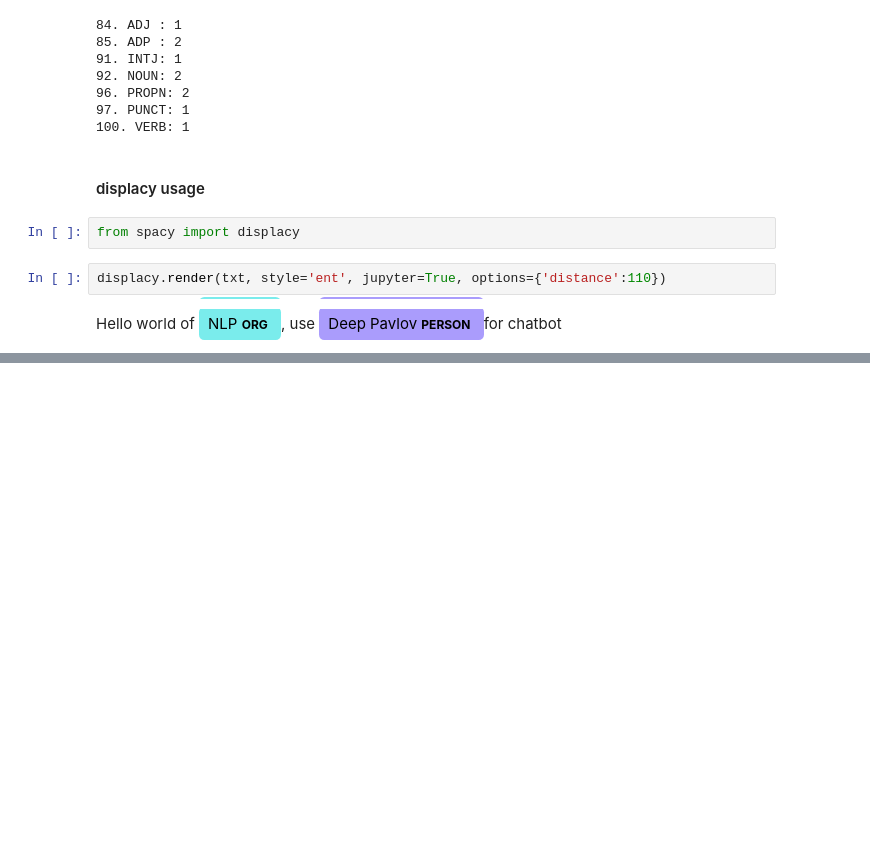
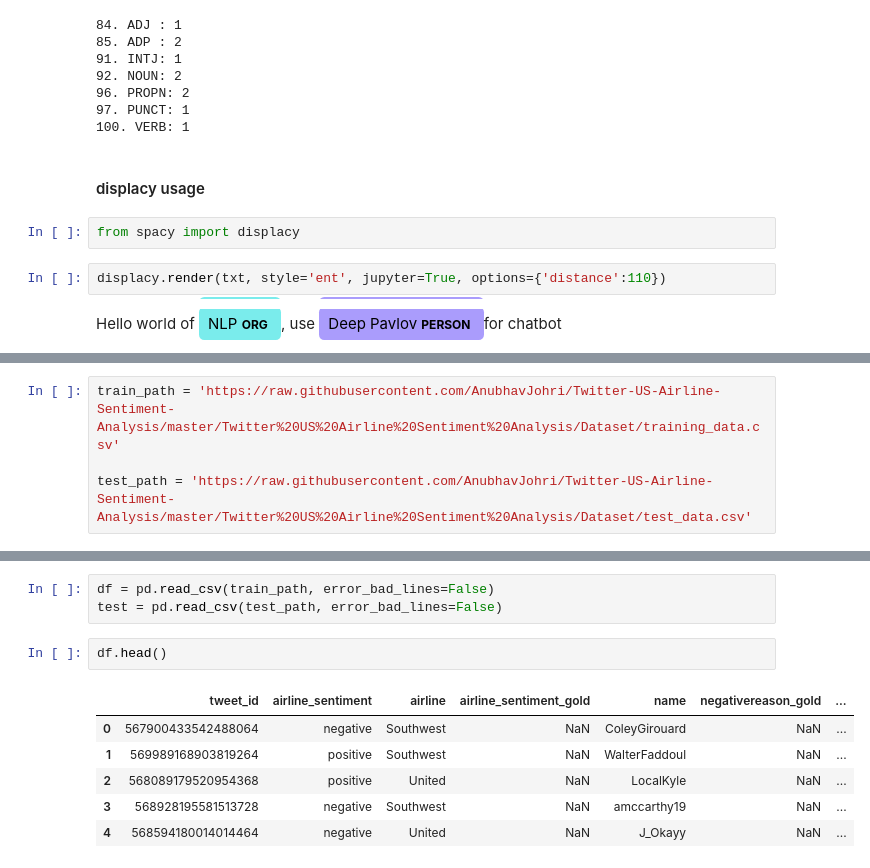
Before and after one commit to iam-pattan/Exploring-DL, a Jupyter notebook: NLP_basics.ipynb, the cells around one changed output, grey strips where cells are left out. Saved outputs shown, nothing was run; the diff lists cells and outputs as text; blank space fills up the shorter version.

```diff
--- a/NLP_basics.ipynb
+++ b/NLP_basics.ipynb
@@ -385,0 +401,4 @@ displacy.render(txt, style='dep', jupyter=True, options={'distance':110})
+# %%
+train_path = 'https://raw.githubusercontent.com/AnubhavJohri/Twitter-US-Airline-Sentiment-Analysis/master/Twitter%20US%20Airline%20Sentiment%20Analysis/Dataset/training_data.csv'
+
+test_path = 'https://raw.githubusercontent.com/AnubhavJohri/Twitter-US-Airline-Sentiment-Analysis/master/Twitter%20US%20Airline%20Sentiment%20Analysis/Dataset/test_data.csv'
@@ -385,0 +415,12 @@ displacy.render(txt, style='dep', jupyter=True, options={'distance':110})
+# %%
+df = pd.read_csv(train_path, error_bad_lines=False)
+test = pd.read_csv(test_path, error_bad_lines=False)
+# %%
+df.head()
+# %% [output]
+|  | tweet_id | airline_sentiment | airline | airline_sentiment_gold | name | negativereason_gold | ... |
+| 0 | 567900433542488064 | negative | Southwest | NaN | ColeyGirouard | NaN | ... |
+| 1 | 569989168903819264 | positive | Southwest | NaN | WalterFaddoul | NaN | ... |
+| 2 | 568089179520954368 | positive | United | NaN | LocalKyle | NaN | ... |
+| 3 | 568928195581513728 | negative | Southwest | NaN | amccarthy19 | NaN | ... |
+| 4 | 568594180014014464 | negative | United | NaN | J_Okayy | NaN | ... |
```
Also changed, not shown: parts of 25 cells of this notebook.
